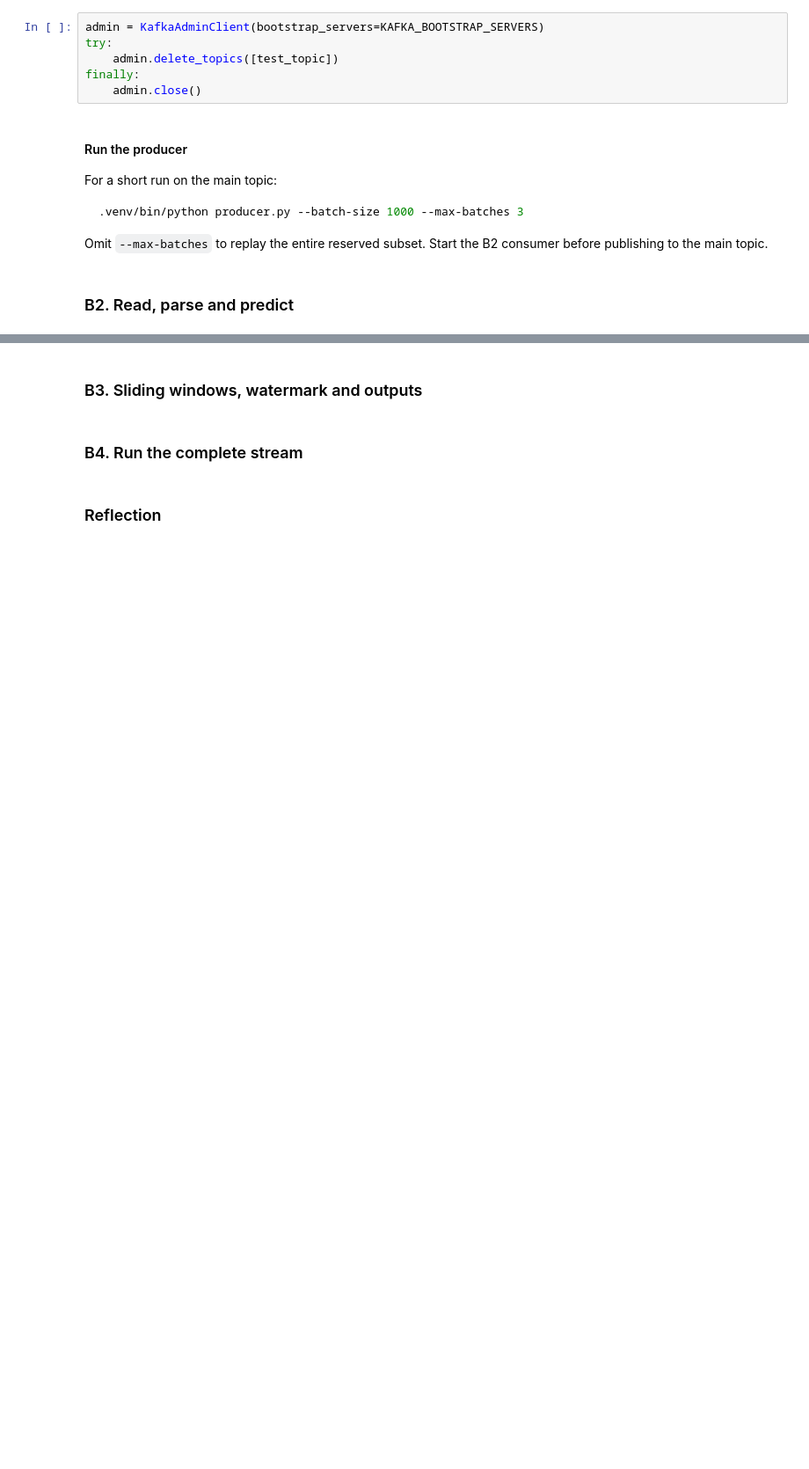
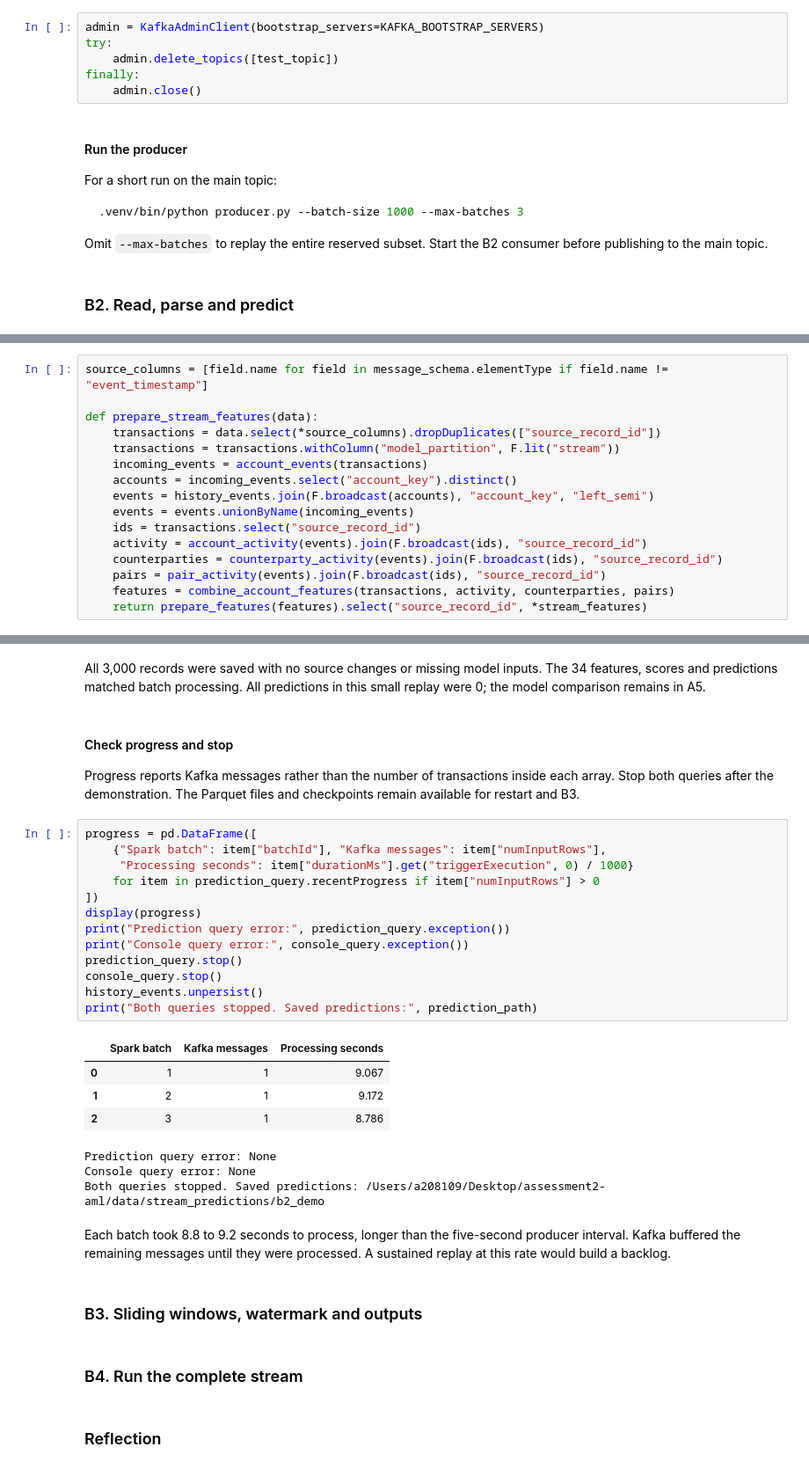
Before and after one commit to tung-lechu/assessment2-aml, a Jupyter notebook: assessment2.ipynb, the cells around one changed output, grey strips where cells are left out. Shown at 88% size. Saved outputs shown, nothing was run; the diff lists cells and outputs as text; blank space fills up the shorter version.

```diff
--- a/assessment2.ipynb
+++ b/assessment2.ipynb
@@ -2874,0 +2906,16 @@ Omit `--max-batches` to replay the entire reserved subset. Start the B2 consumer
+# %%
+source_columns = [field.name for field in message_schema.elementType if field.name != "event_timestamp"]
+
+def prepare_stream_features(data):
+    transactions = data.select(*source_columns).dropDuplicates(["source_record_id"])
+    transactions = transactions.withColumn("model_partition", F.lit("stream"))
+    incoming_events = account_events(transactions)
+    accounts = incoming_events.select("account_key").distinct()
+    events = history_events.join(F.broadcast(accounts), "account_key", "left_semi")
+    events = events.unionByName(incoming_events)
+    ids = transactions.select("source_record_id")
+    activity = account_activity(events).join(F.broadcast(ids), "source_record_id")
+    counterparties = counterparty_activity(events).join(F.broadcast(ids), "source_record_id")
+    pairs = pair_activity(events).join(F.broadcast(ids), "source_record_id")
+    features = combine_account_features(transactions, activity, counterparties, pairs)
+    return prepare_features(features).select("source_record_id", *stream_features)
@@ -2875,3 +3129,31 @@ Omit `--max-batches` to replay the entire reserved subset. Start the B2 consumer
+# %% [markdown]
+All 3,000 records were saved with no source changes or missing model inputs. The 34 features, scores and predictions matched batch processing. All predictions in this small replay were 0; the model comparison remains in A5.
+# %% [markdown]
+#### Check progress and stop
+Progress reports Kafka messages rather than the number of transactions inside each array. Stop both queries after the demonstration. The Parquet files and checkpoints remain available for restart and B3.
+# %%
+progress = pd.DataFrame([
+    {"Spark batch": item["batchId"], "Kafka messages": item["numInputRows"],
+     "Processing seconds": item["durationMs"].get("triggerExecution", 0) / 1000}
+    for item in prediction_query.recentProgress if item["numInputRows"] > 0
+])
+display(progress)
+print("Prediction query error:", prediction_query.exception())
+print("Console query error:", console_query.exception())
+prediction_query.stop()
+console_query.stop()
+history_events.unpersist()
+print("Both queries stopped. Saved predictions:", prediction_path)
+# %% [output]
+|  | Spark batch | Kafka messages | Processing seconds |
+| 0 | 1 | 1 | 9.067 |
+| 1 | 2 | 1 | 9.172 |
+| 2 | 3 | 1 | 8.786 |
+Prediction query error: None
+Console query error: None
+Both queries stopped. Saved predictions: /Users/a208109/Desktop/assessment2-aml/data/stream_predictions/b2_demo
+# %% [markdown]
+Each batch took 8.8 to 9.2 seconds to process, longer than the five-second producer interval. Kafka buffered the remaining messages until they were processed. A sustained replay at this rate would build a backlog.
 # %% [markdown]
 ### B3. Sliding windows, watermark and outputs
 # %% [markdown]
```
Also changed, not shown: parts of 17 cells of this notebook, 1 other file.
